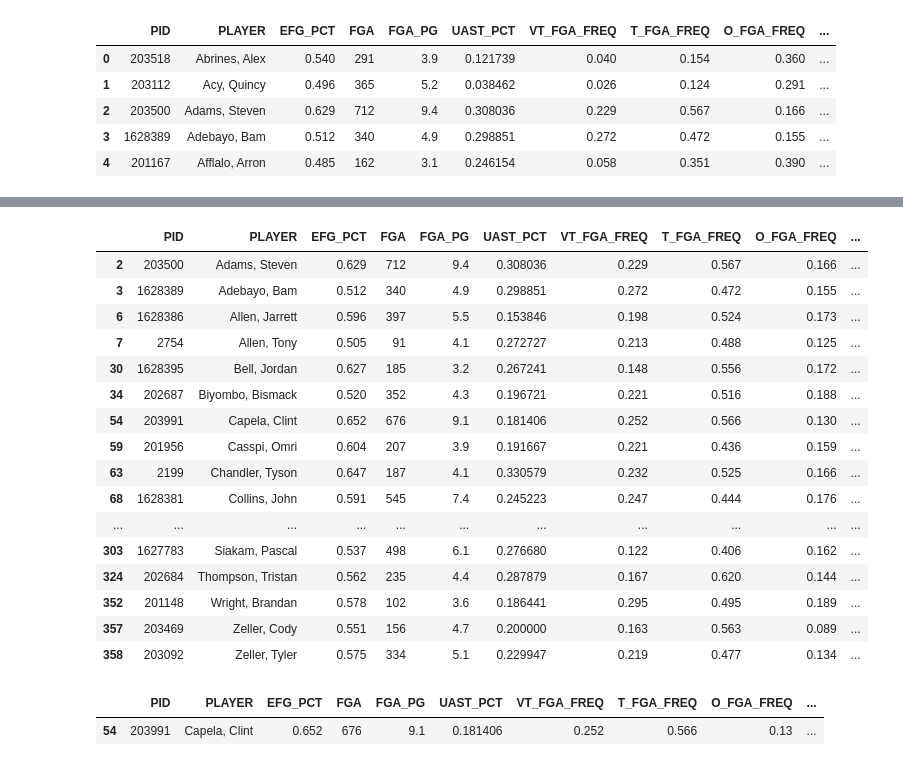
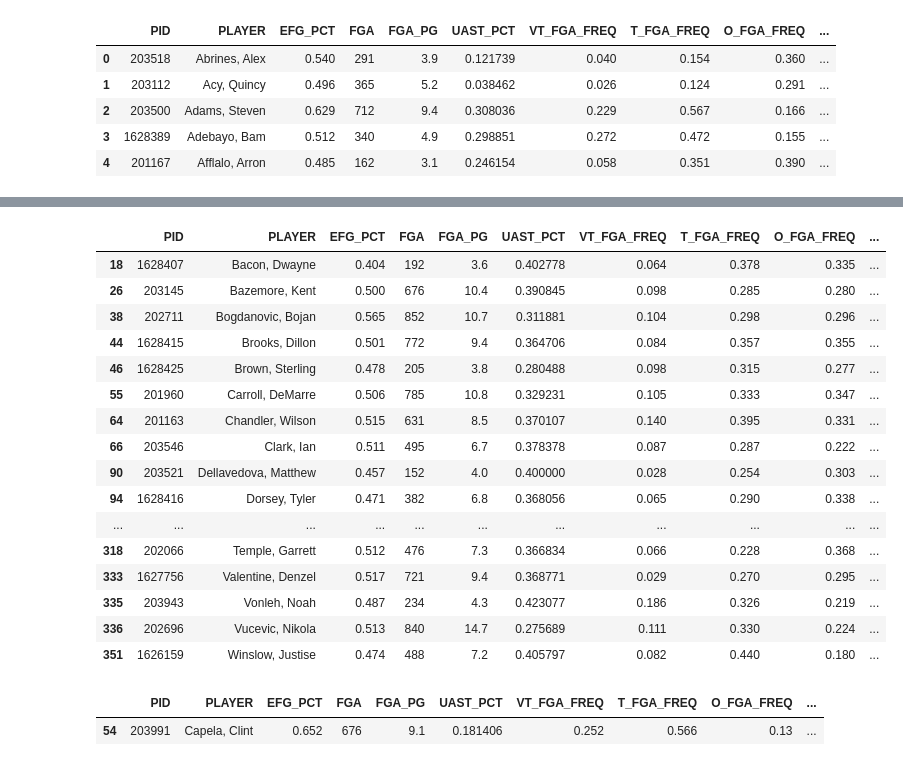
Before and after one commit to scottyla19/nylon, a Jupyter notebook: efg-shots/efg shots.ipynb, the cells around one changed output, grey strips where cells are left out. Saved outputs shown, nothing was run; the diff lists cells and outputs as text; code cells hidden in the pictures.

```diff
--- a/efg-shots/efg shots.ipynb
+++ b/efg-shots/efg shots.ipynb
@@ -213,23 +218,23 @@ p.savefig("efgvfga.png")
 # %%
-plotdf[plotdf.GROUP == 2]
+plotdf[plotdf.GROUP == 0]
 # %% [output]
 |  | PID | PLAYER | EFG_PCT | FGA | FGA_PG | UAST_PCT | VT_FGA_FREQ | T_FGA_FREQ | O_FGA_FREQ | ... |
-| 2 | 203500 | Adams, Steven | 0.629 | 712 | 9.4 | 0.308036 | 0.229 | 0.567 | 0.166 | ... |
-| 3 | 1628389 | Adebayo, Bam | 0.512 | 340 | 4.9 | 0.298851 | 0.272 | 0.472 | 0.155 | ... |
-| 6 | 1628386 | Allen, Jarrett | 0.596 | 397 | 5.5 | 0.153846 | 0.198 | 0.524 | 0.173 | ... |
-| 7 | 2754 | Allen, Tony | 0.505 | 91 | 4.1 | 0.272727 | 0.213 | 0.488 | 0.125 | ... |
-| 30 | 1628395 | Bell, Jordan | 0.627 | 185 | 3.2 | 0.267241 | 0.148 | 0.556 | 0.172 | ... |
-| 34 | 202687 | Biyombo, Bismack | 0.520 | 352 | 4.3 | 0.196721 | 0.221 | 0.516 | 0.188 | ... |
-| 54 | 203991 | Capela, Clint | 0.652 | 676 | 9.1 | 0.181406 | 0.252 | 0.566 | 0.130 | ... |
-| 59 | 201956 | Casspi, Omri | 0.604 | 207 | 3.9 | 0.191667 | 0.221 | 0.436 | 0.159 | ... |
-| 63 | 2199 | Chandler, Tyson | 0.647 | 187 | 4.1 | 0.330579 | 0.232 | 0.525 | 0.166 | ... |
-| 68 | 1628381 | Collins, John | 0.591 | 545 | 7.4 | 0.245223 | 0.247 | 0.444 | 0.176 | ... |
+| 18 | 1628407 | Bacon, Dwayne | 0.404 | 192 | 3.6 | 0.402778 | 0.064 | 0.378 | 0.335 | ... |
+| 26 | 203145 | Bazemore, Kent | 0.500 | 676 | 10.4 | 0.390845 | 0.098 | 0.285 | 0.280 | ... |
+| 38 | 202711 | Bogdanovic, Bojan | 0.565 | 852 | 10.7 | 0.311881 | 0.104 | 0.298 | 0.296 | ... |
+| 44 | 1628415 | Brooks, Dillon | 0.501 | 772 | 9.4 | 0.364706 | 0.084 | 0.357 | 0.355 | ... |
+| 46 | 1628425 | Brown, Sterling | 0.478 | 205 | 3.8 | 0.280488 | 0.098 | 0.315 | 0.277 | ... |
+| 55 | 201960 | Carroll, DeMarre | 0.506 | 785 | 10.8 | 0.329231 | 0.105 | 0.333 | 0.347 | ... |
+| 64 | 201163 | Chandler, Wilson | 0.515 | 631 | 8.5 | 0.370107 | 0.140 | 0.395 | 0.331 | ... |
+| 66 | 203546 | Clark, Ian | 0.511 | 495 | 6.7 | 0.378378 | 0.087 | 0.287 | 0.222 | ... |
+| 90 | 203521 | Dellavedova, Matthew | 0.457 | 152 | 4.0 | 0.400000 | 0.028 | 0.254 | 0.303 | ... |
+| 94 | 1628416 | Dorsey, Tyler | 0.471 | 382 | 6.8 | 0.368056 | 0.065 | 0.290 | 0.338 | ... |
 | ... | ... | ... | ... | ... | ... | ... | ... | ... | ... | ... |
-| 303 | 1627783 | Siakam, Pascal | 0.537 | 498 | 6.1 | 0.276680 | 0.122 | 0.406 | 0.162 | ... |
-| 324 | 202684 | Thompson, Tristan | 0.562 | 235 | 4.4 | 0.287879 | 0.167 | 0.620 | 0.144 | ... |
-| 352 | 201148 | Wright, Brandan | 0.578 | 102 | 3.6 | 0.186441 | 0.295 | 0.495 | 0.189 | ... |
-| 357 | 203469 | Zeller, Cody | 0.551 | 156 | 4.7 | 0.200000 | 0.163 | 0.563 | 0.089 | ... |
-| 358 | 203092 | Zeller, Tyler | 0.575 | 334 | 5.1 | 0.229947 | 0.219 | 0.477 | 0.134 | ... |
+| 318 | 202066 | Temple, Garrett | 0.512 | 476 | 7.3 | 0.366834 | 0.066 | 0.228 | 0.368 | ... |
+| 333 | 1627756 | Valentine, Denzel | 0.517 | 721 | 9.4 | 0.368771 | 0.029 | 0.270 | 0.295 | ... |
+| 335 | 203943 | Vonleh, Noah | 0.487 | 234 | 4.3 | 0.423077 | 0.186 | 0.326 | 0.219 | ... |
+| 336 | 202696 | Vucevic, Nikola | 0.513 | 840 | 14.7 | 0.275689 | 0.111 | 0.330 | 0.224 | ... |
+| 351 | 1626159 | Winslow, Justise | 0.474 | 488 | 7.2 | 0.405797 | 0.082 | 0.440 | 0.180 | ... |
 # %%
 plotdf.to_csv('plot-data.csv')
 # %%
```
Also changed, not shown: parts of 1 cell of this notebook, 6 other files.
